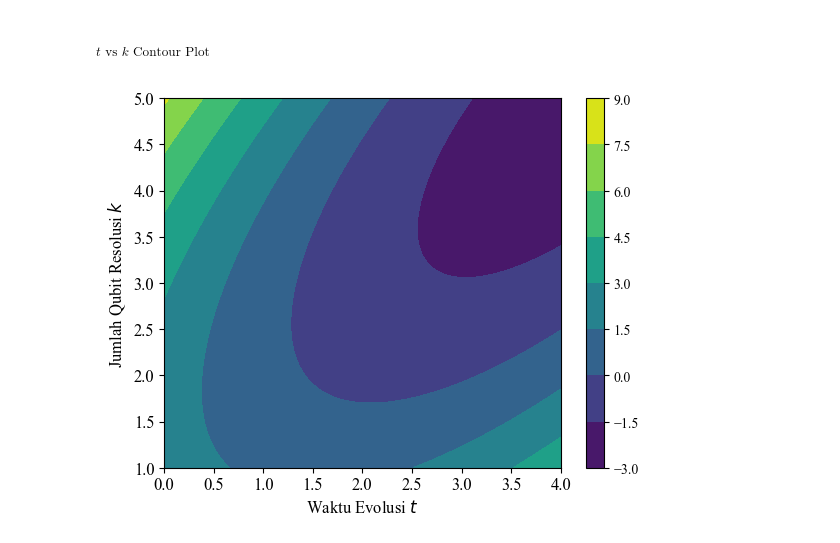
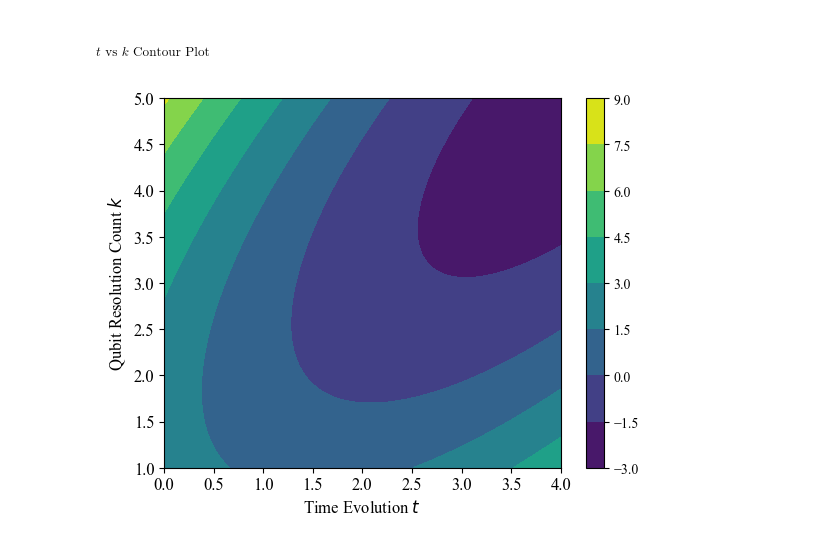
Before and after one commit to celfienseptianwp/quantum-algorithm-for-khovanov-homology, a Jupyter notebook: notebooks/trefoil-experiment.ipynb, the cells around one changed output. Drawn from its saved outputs; the diff is of its cells as text; code cells hidden in the pictures.

```diff
--- a/notebooks/trefoil-experiment.ipynb
+++ b/notebooks/trefoil-experiment.ipynb
@@ -614,13 +614,13 @@ fig.show()
 # %%
 plt.figure()
 cp = plt.contourf(T, K, ERROR, cmap="viridis")
 plt.colorbar(cp)
-plt.xlabel("Waktu Evolusi $t$", fontsize=12)
-plt.ylabel("Jumlah Qubit Resolusi $k$", fontsize=12)
+plt.xlabel("Time Evolution $t$", fontsize=12)
+plt.ylabel("Qubit Resolution Count $k$", fontsize=12)
 
 plt.xticks(fontsize=12)
 plt.yticks(fontsize=12)
 
 plt.show()
 # %% [output]
-[figure, old version]
+[figure, new version]
```
Also changed, not shown: parts of 1 cell of this notebook, 1 other file.
